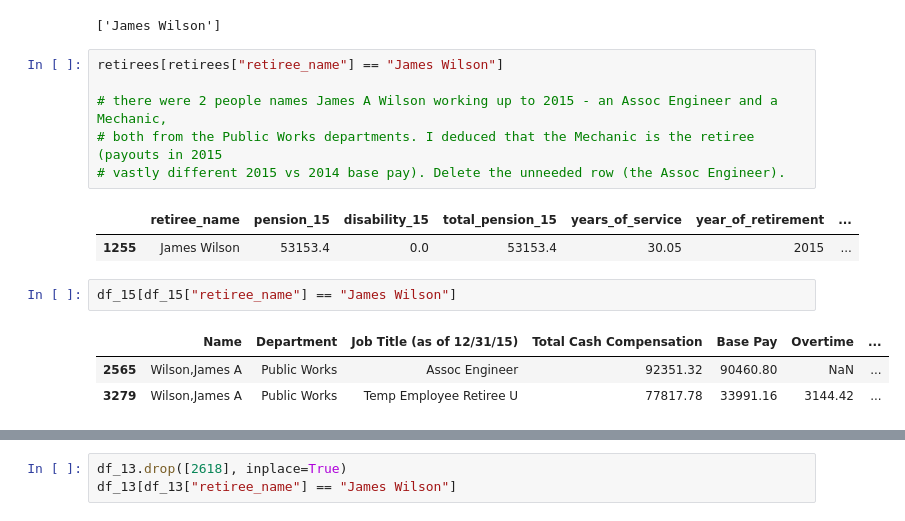
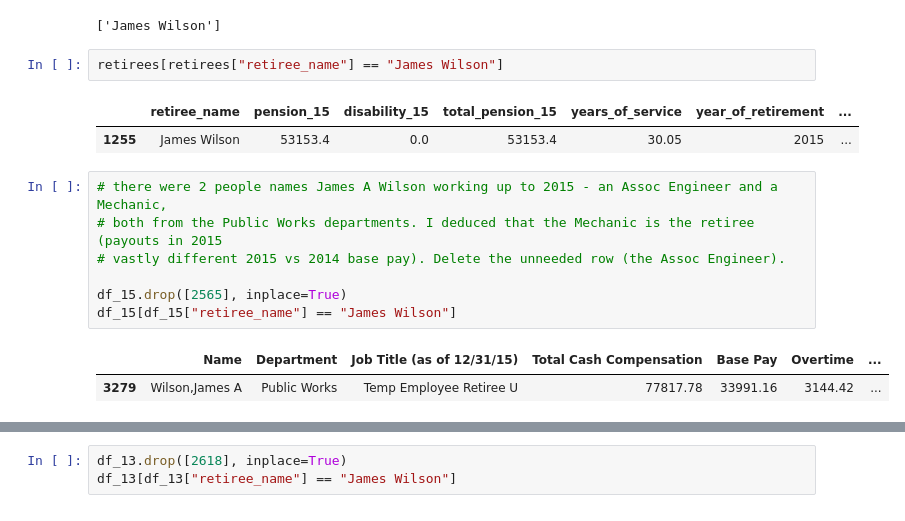
Before and after one commit to andrewgstark/DSI-SF-4-andrewgstark, a Jupyter notebook: capstone/Finding_Pension_Spikers_Through_Data_Science.ipynb, the cells around one changed output, grey strips where cells are left out. Drawn from its saved outputs; the diff is of its cells as text.

```diff
--- a/capstone/Finding_Pension_Spikers_Through_Data_Science.ipynb
+++ b/capstone/Finding_Pension_Spikers_Through_Data_Science.ipynb
@@ -240,19 +270,19 @@ for emp_name in myset:
 matches
 # %% [output]
 ['James Wilson']
+# %%
+retirees[retirees["retiree_name"] == "James Wilson"]
+# %% [output]
+|  | retiree_name | pension_15 | disability_15 | total_pension_15 | years_of_service | year_of_retirement | ... |
+| 1255 | James Wilson | 53153.4 | 0.0 | 53153.4 | 30.05 | 2015 | ... |
 # %%
-retirees[retirees["retiree_name"] == "James Wilson"]
-
 # there were 2 people names James A Wilson working up to 2015 - an Assoc Engineer and a Mechanic,
 # both from the Public Works departments. I deduced that the Mechanic is the retiree (payouts in 2015
 # vastly different 2015 vs 2014 base pay). Delete the unneeded row (the Assoc Engineer).
+
+df_15.drop([2565], inplace=True)
+df_15[df_15["retiree_name"] == "James Wilson"]
 # %% [output]
-|  | retiree_name | pension_15 | disability_15 | total_pension_15 | years_of_service | year_of_retirement | ... |
-| 1255 | James Wilson | 53153.4 | 0.0 | 53153.4 | 30.05 | 2015 | ... |
+|  | Name | Department | Job Title (as of 12/31/15) | Total Cash Compensation | Base Pay | Overtime | ... |
+| 3279 | Wilson,James A | Public Works | Temp Employee Retiree U | 77817.78 | 33991.16 | 3144.42 | ... |
-# %%
-df_15[df_15["retiree_name"] == "James Wilson"]
-# %% [output]
-|  | Name | Department | Job Title (as of 12/31/15) | Total Cash Compensation | Base Pay | Overtime | ... |
-| 2565 | Wilson,James A | Public Works | Assoc Engineer | 92351.32 | 90460.80 | NaN | ... |
-| 3279 | Wilson,James A | Public Works | Temp Employee Retiree U | 77817.78 | 33991.16 | 3144.42 | ... |
 # %%
```
Also changed, not shown: parts of 54 cells of this notebook, 1 other file.
